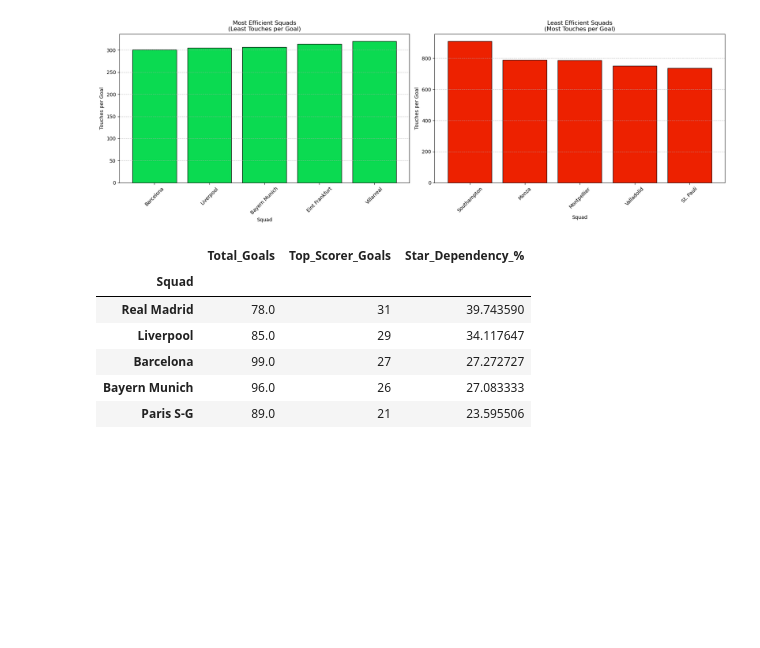
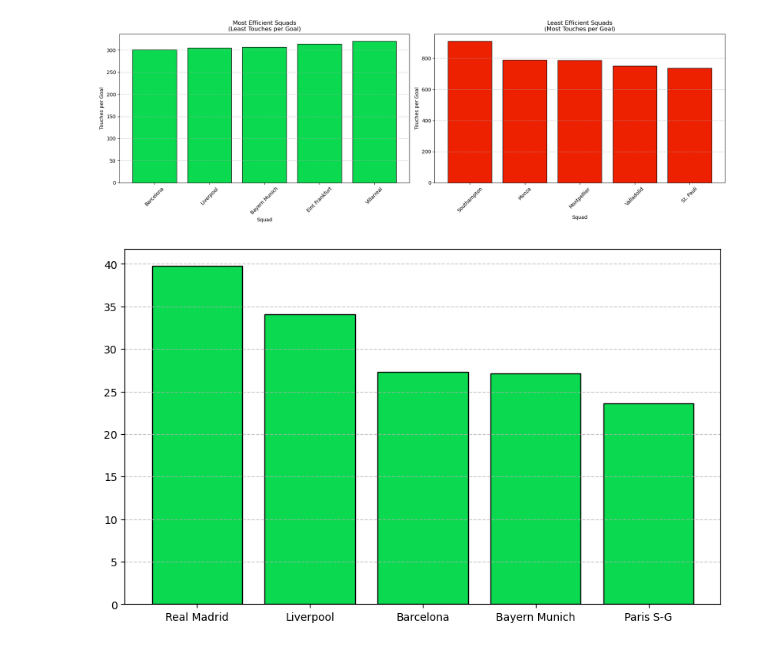
Before and after one commit to Hamza-rami/football-stats-analytics, a Jupyter notebook: project8.ipynb, the cells around one changed output. Drawn from its saved outputs; the diff is of its cells as text; code cells hidden in the pictures; blank space fills up the shorter version.

```diff
--- a/project8.ipynb
+++ b/project8.ipynb
@@ -78,20 +78,14 @@ plt.show()
 # %%
 total_goals = df_top5_comp.groupby('Squad')['Gls'].sum().sort_values(ascending=False).head(5)
 top_scorer = df_top5_comp.groupby('Squad')['Gls'].max()
 dependency = pd.DataFrame({
     'Total_Goals': total_goals,
     'Top_Scorer_Goals': top_scorer
 })
 dependency['Star_Dependency_%'] = (dependency['Top_Scorer_Goals'] / dependency['Total_Goals']) * 100
-
-dependency.sort_values('Star_Dependency_%', ascending=False).head()
-
-plt1
+plt.figure(figsize=(10,6))
+dependency = dependency.sort_values('Star_Dependency_%', ascending=False).head()
+plt.bar(dependency.index, dependency['Star_Dependency_%'], edgecolor='black', color='#0BDA51')
+plt.grid(axis='y', linestyle='--', alpha=0.7)
 # %% [output]
-|  | Total_Goals | Top_Scorer_Goals | Star_Dependency_% |
-| Squad |  |  |  |
-| Real Madrid | 78.0 | 31 | 39.743590 |
-| Liverpool | 85.0 | 29 | 34.117647 |
-| Barcelona | 99.0 | 27 | 27.272727 |
-| Bayern Munich | 96.0 | 26 | 27.083333 |
-| Paris S-G | 89.0 | 21 | 23.595506 |
+[figure, added]
```
Also changed, not shown: 1 other file.
